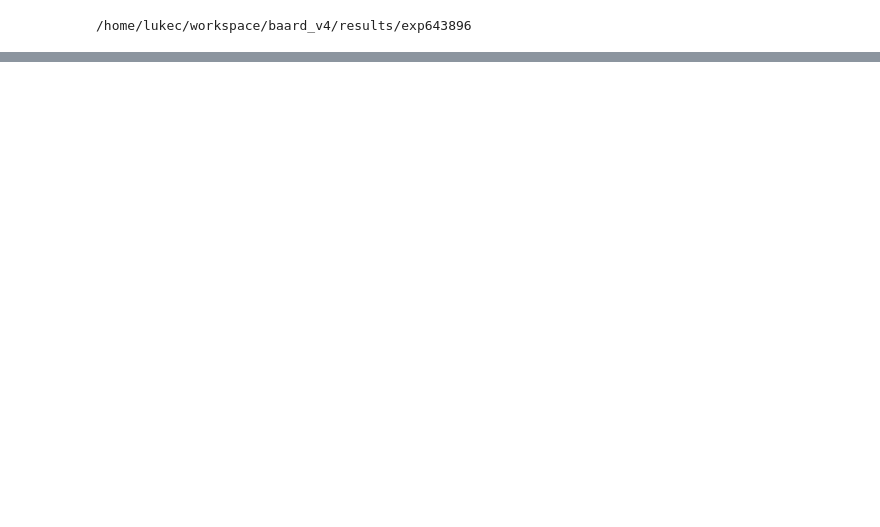
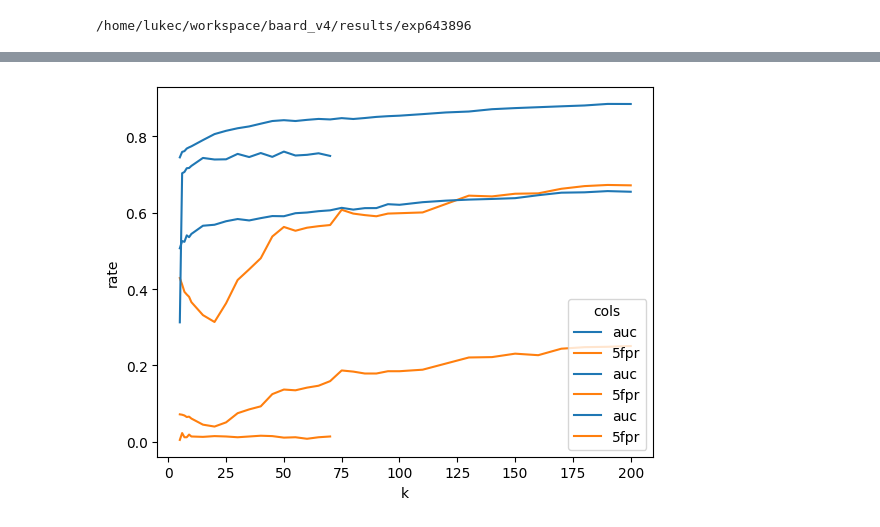
Before and after one commit to changx03/baard, a Jupyter notebook: plots/baard_tune_k.ipynb, the cells around one changed output, grey strips where cells are left out. Cells and saved outputs as stored; diff of their text form; code cells hidden in the pictures; blank space fills up the shorter version.

```diff
--- a/plots/baard_tune_k.ipynb
+++ b/plots/baard_tune_k.ipynb
@@ -58,0 +60,9 @@ eval_k('ReliabilityStage_tuneK', 'MNIST', 'APGD-2', eps='4.0')
+# %%
+k_list = np.concatenate([np.arange(5, 10, 1), np.arange(10, 100, 5), np.arange(10, 201, 10)])
+detector_name = 'DecidabilityStage_tuneK'
+eval_k(detector_name, 'MNIST', 'APGD-inf', eps='0.22', k_list=k_list)
+eval_k(detector_name, 'MNIST', 'APGD-2', eps='4.0', k_list=k_list)
+eval_k(detector_name, 'CIFAR10', 'APGD-inf', eps='0.01', k_list=np.concatenate([np.arange(5, 10, 1), np.arange(10, 75, 5)]))
+# eval_k(detector_name, 'CIFAR10', 'APGD-2', eps='0.3')
+# %% [output]
+[figure, added]
```
Also changed, not shown: parts of 5 cells of this notebook, 4 other files.
